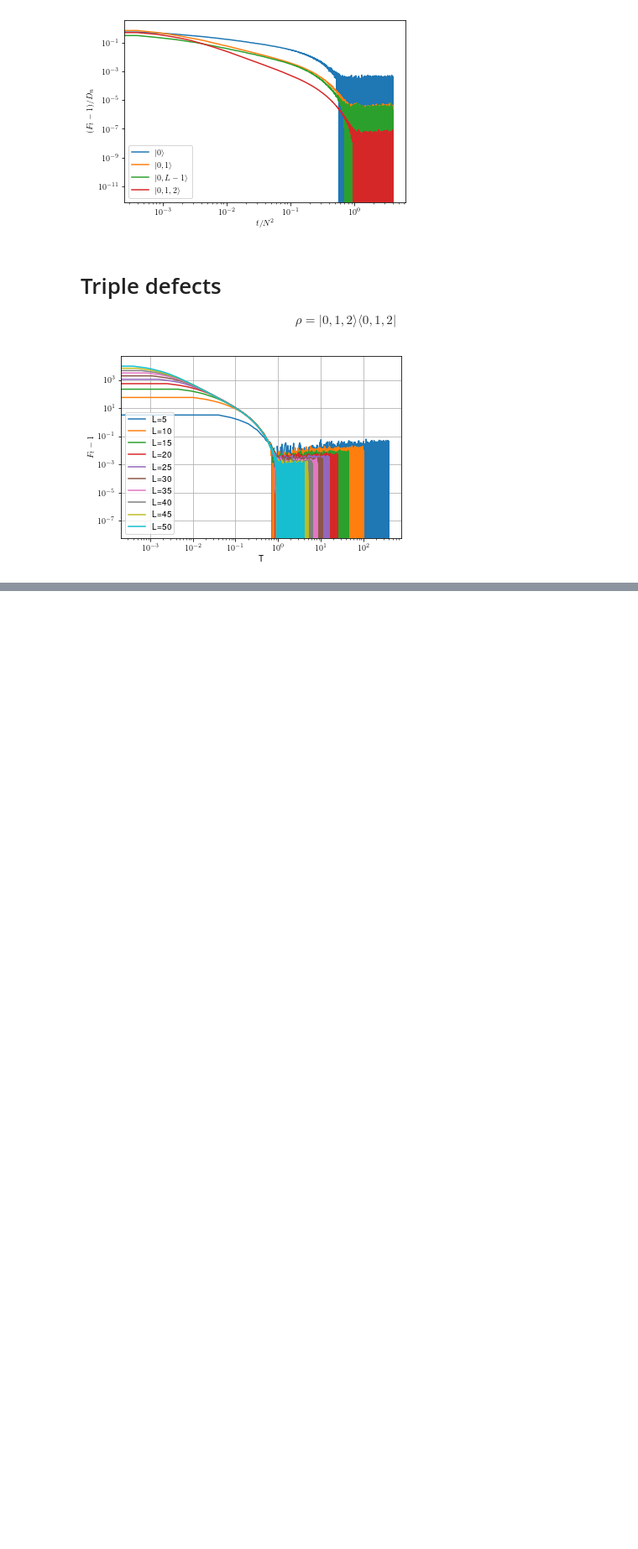
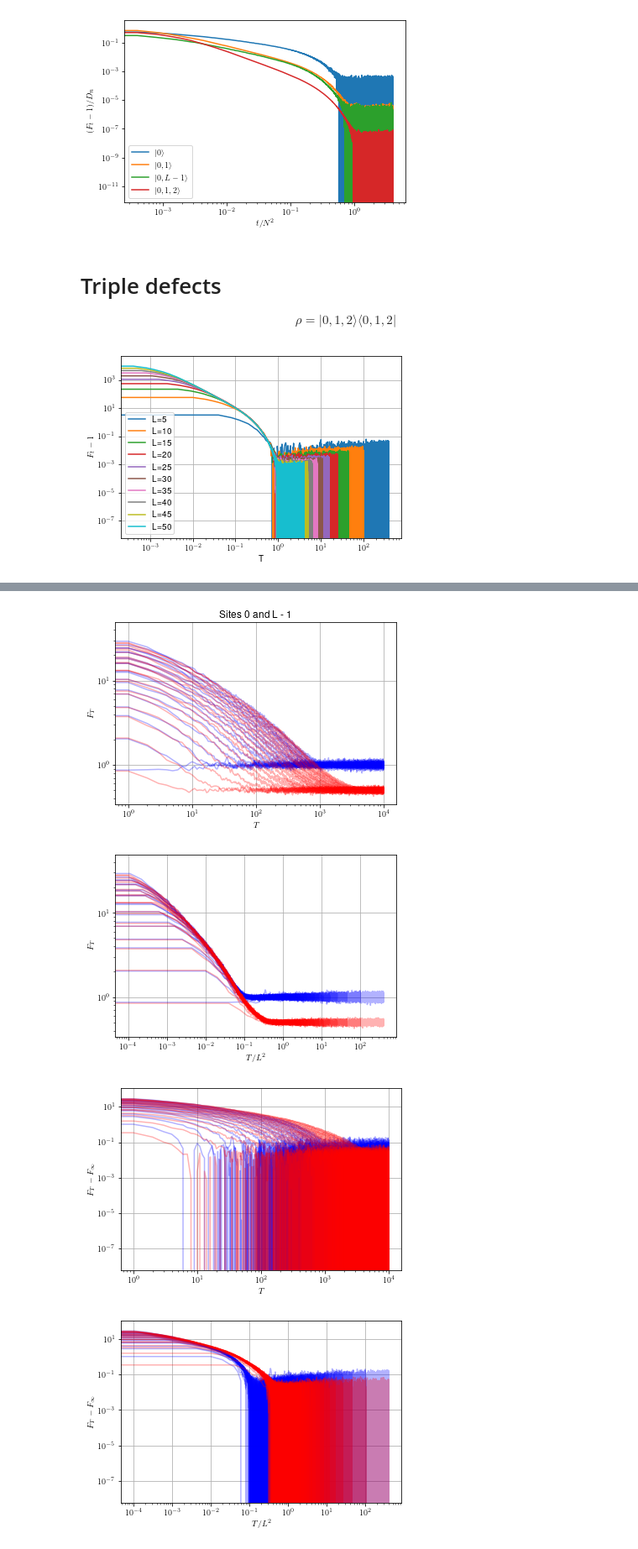
Before and after one commit to Renmusxd/RandomUnitaryLayers, a Jupyter notebook: jupyter/PaperData/MergeSingleDoubleTriple.ipynb, the cells around one changed output, grey strips where cells are left out. Shown at 84% size. Drawn from its saved outputs; the diff is of its cells as text; code cells hidden in the pictures; blank space fills up the shorter version.

```diff
--- a/jupyter/PaperData/MergeSingleDoubleTriple.ipynb
+++ b/jupyter/PaperData/MergeSingleDoubleTriple.ipynb
@@ -171,0 +441,55 @@ pyplot.show()
+# %%
+for l,pur in zip(ls, all_purities):
+    pyplot.plot(pur, c='blue', alpha=0.3)
+for l,pur in zip(ls, all_mixed_purities):
+    pyplot.plot(pur, c='red', alpha=0.3)
+
+pyplot.grid()
+pyplot.xscale('log')
+pyplot.yscale('log')
+pyplot.ylabel('$F_T$')
+pyplot.xlabel('$T$')
+pyplot.title(f'Sites 0 and L - 1')
+pyplot.show()
+
+for l,pur in zip(ls, all_purities):
+    pyplot.plot(numpy.arange(len(pur))/l**2, pur, c='blue', alpha=0.3)
+for l,pur in zip(ls, all_mixed_purities):
+    pyplot.plot(numpy.arange(len(pur))/l**2, pur, c='red', alpha=0.3)
+
+pyplot.grid()
+pyplot.xscale('log')
+pyplot.yscale('log')
+pyplot.ylabel('$F_T$')
+pyplot.xlabel('$T/L^2$')
+pyplot.show()
+
+
+for l,pur in zip(ls, all_purities):
+    pyplot.plot(numpy.arange(len(pur)), pur - 1.0, c='blue', alpha=0.3)
+for l,pur in zip(ls, all_mixed_purities):
+    pyplot.plot(numpy.arange(len(pur)), pur - 0.5, c='red', alpha=0.3)
+
+pyplot.grid()
+pyplot.xscale('log')
+pyplot.yscale('log')
+pyplot.ylabel('$F_T - F_\infty$')
+pyplot.xlabel('$T$')
+pyplot.show()
+
+for l,pur in zip(ls, all_purities):
+    pyplot.plot(numpy.arange(len(pur))/l**2, pur - 1.0, c='blue', alpha=0.3)
+for l,pur in zip(ls, all_mixed_purities):
+    pyplot.plot(numpy.arange(len(pur))/l**2, pur - 0.5, c='red', alpha=0.3)
+
+pyplot.grid()
+pyplot.xscale('log')
+pyplot.yscale('log')
+pyplot.ylabel('$F_T - F_\infty$')
+pyplot.xlabel('$T/L^2$')
+pyplot.show()
+# %% [output]
+[figure, added]
+[figure, added]
+[figure, added]
+[figure, added]
```
Also changed, not shown: parts of 5 cells of this notebook, 7 other files.
